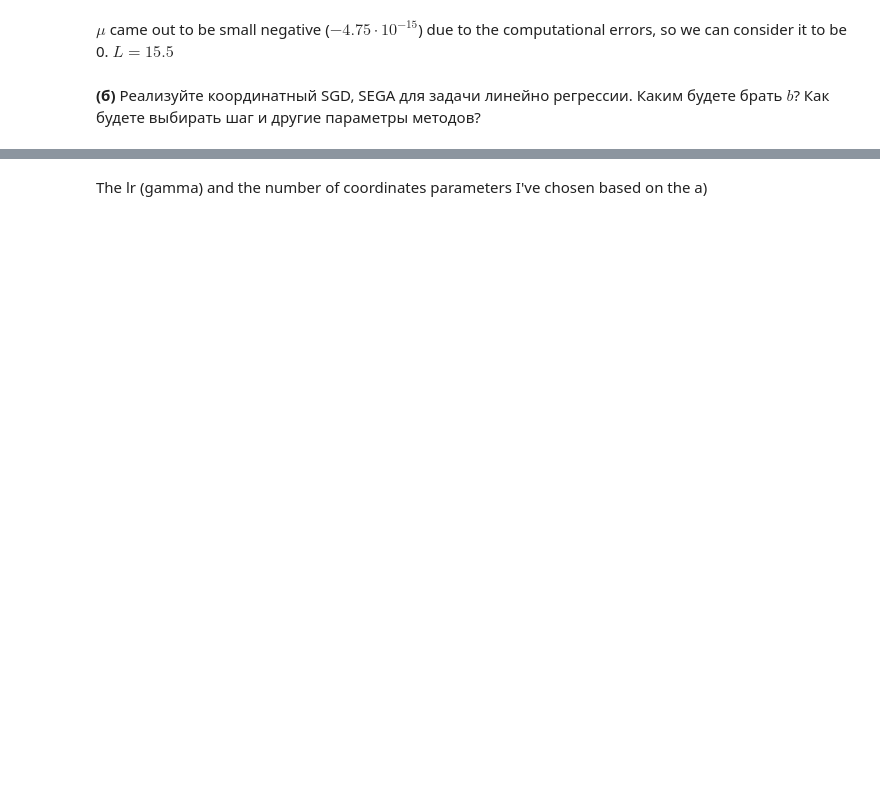
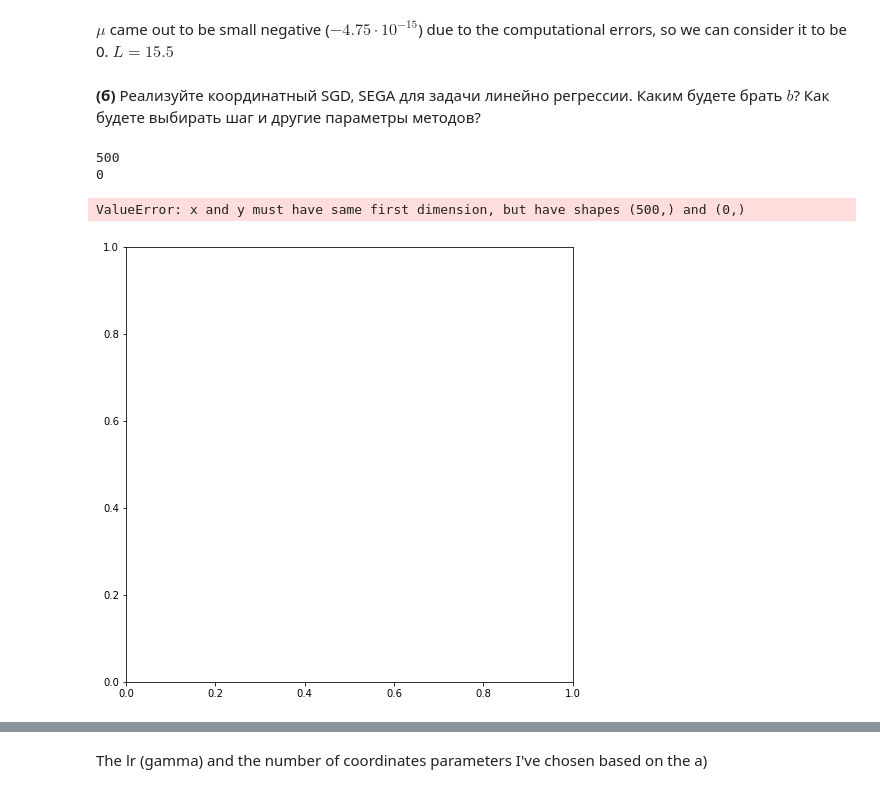
Before and after one commit to k2a07/MIPT-homeworks, a Jupyter notebook: Acharya_Kirill_Optimization_HW_6.ipynb, the cells around one changed output, grey strips where cells are left out. Cells and saved outputs as stored; diff of their text form; code cells hidden in the pictures; blank space fills up the shorter version.

```diff
--- a/Acharya_Kirill_Optimization_HW_6.ipynb
+++ b/Acharya_Kirill_Optimization_HW_6.ipynb
@@ -219,27 +223,36 @@ __(б)__ Реализуйте координатный SGD, SEGA для зада
 # %%
 #csgd
 x, y, label = [], [], []
-n_iter = 10000
+n_coord = 20
 
 def gamma_csgd(k, func, nabla_f, x_curr, x_sol, args):
     return 700/(4 * args['L'] * args['d'])
 
+csgd_grad_call_per_iter = n_coord
+csgd_n_iter = n_iter // csgd_grad_call_per_iter
+csgd_grad_calls = [i*csgd_grad_call_per_iter for i in range(csgd_n_iter)]
+print(len(csgd_grad_calls))
+
 csgd = opt.GradientOptimizer(opt.f_quad, opt.f_quad_grad, gamma_k = gamma_csgd,
                             criterium = '||grad_f||^2', eps = 10e-10,
                             x_0 = w_0, args = args, csgd_activate = True,
-                            n_coord = 20,
+                            n_coord = n_coord, n_iter=csgd_n_iter,
                             grad_f_j = opt.f_quad_grad_j, is_independent = True)
 
 csgd_points_arr, csgd_differences_arr, csgd_times_arr = csgd.descent()
 
-operations_csgd = [i*csgd.n_coord*args['d'] for i in range(n_iter)]
-operations_gd = [i*args['d']**2 for i in range(gd_n_iter)]
+print(len(csgd_differences_arr))
 
-x.append(operations_csgd)
-y.append(csgd_dep_differences_arr)
+x.append(csgd_grad_calls)
+y.append(csgd_differences_arr)
 label.append(r"CSGD on mushroom dataset, $n_{coord} = %i$" % csgd.n_coord)
 
-opt.plot_graphs(x, y, "Number of Arithmetic Operations", label, "CSGD on mushroom dataset", logscale = True, criteria_type = "||grad_f||^2")
+opt.plot_graphs(x, y, "Number of Gradient Calls", label, "CSGD on mushroom dataset", logscale = True, criteria_type = "||grad_f||^2")
+# %% [output]
+500
+0
+ValueError: x and y must have same first dimension, but have shapes (500,) and (0,)
+[figure, added]
 # %%
 #sega
 x, y, label = [], [], []
```
Also changed, not shown: parts of 14 cells of this notebook, 1 other file.
